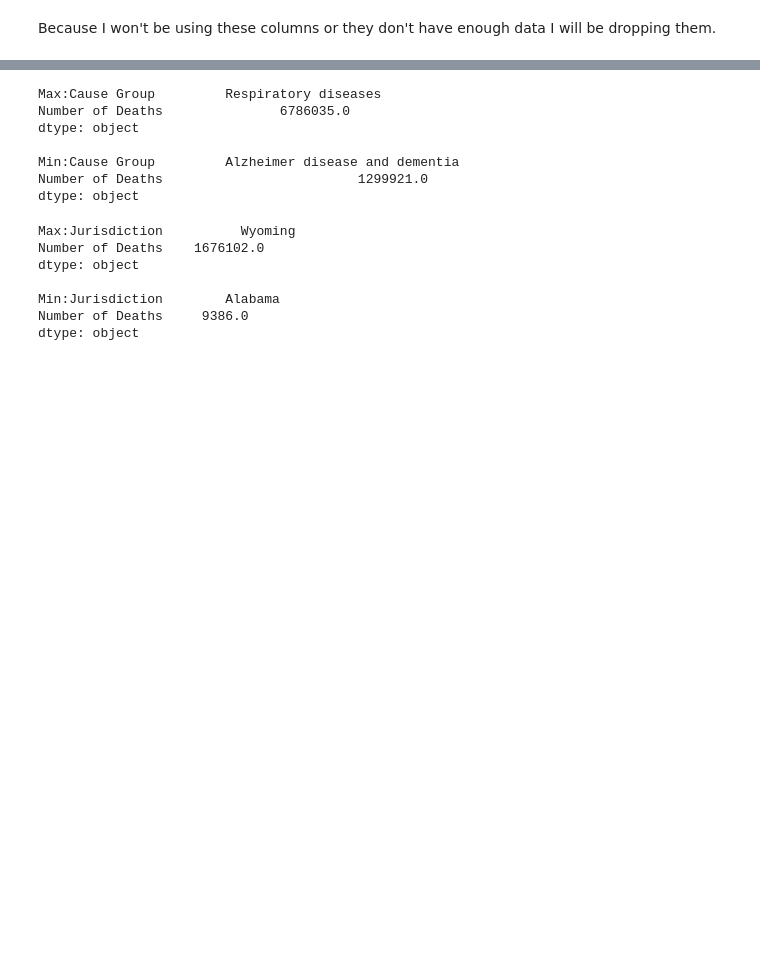
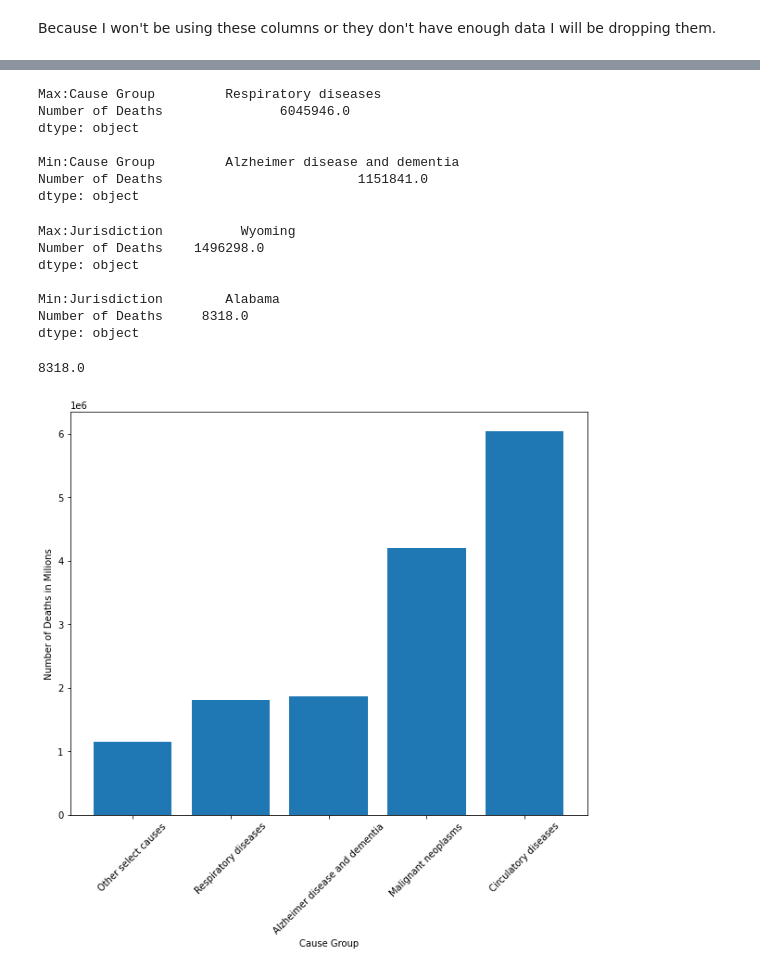
Before and after one commit to Luil0/Deaths_and_cause, a Jupyter notebook: death_causes_project/deaths_year_cause.ipynb, the cells around one changed output, grey strips where cells are left out. Drawn from its saved outputs; the diff is of its cells as text; code cells hidden in the pictures; blank space fills up the shorter version.

```diff
--- a/death_causes_project/deaths_year_cause.ipynb
+++ b/death_causes_project/deaths_year_cause.ipynb
@@ -73,6 +75,6 @@ Removing duplicates and only getting the rows that were observed or unweighted b
 # %%
 # using unweighted deaths because they are the real deaths not predicted and that would be duplicate years.
-death_cause_unweighted = deaths_cause_df[(deaths_cause_df["Type"] == "Unweighted") & (deaths_cause_df["Jurisdiction"] != "Puerto Rico") & (deaths_cause_df["Jurisdiction"] != "United States")]
+death_cause_unweighted = deaths_cause_df[(deaths_cause_df["Type"] == "Unweighted") & (deaths_cause_df["Jurisdiction"] != "Puerto Rico") & (deaths_cause_df["Jurisdiction"] != "United States") & (deaths_cause_df["Year"]!= 2022)]
 
 # making dataset into a csv so I can look at in in tableau.
 death_cause_unweighted.to_csv("deaths_and_cause_dataset.csv", index=False)
@@ -87,3 +89,5 @@ avg_deaths = f"{total_deaths/len_years:,}"
 avg_deaths
 
 deaths_each_year = death_cause_unweighted[["Year", "Number of Deaths"]].groupby("Year").sum()
+
+death_cause_unweighted
@@ -95,22 +113,50 @@ deaths_per_cause.reset_index(inplace=True)
 print(f"Max:{deaths_per_cause.max()}\n\nMin:{deaths_per_cause.min()}")
 # %% [output]
 Max:Cause Group         Respiratory diseases
-Number of Deaths               6786035.0
+Number of Deaths               6045946.0
 dtype: object
 
 Min:Cause Group         Alzheimer disease and dementia
-Number of Deaths                         1299921.0
+Number of Deaths                         1151841.0
 dtype: object
 # %%
 # number of total deaths in each state
 num_deaths_by_state = death_cause_unweighted[["Jurisdiction", "Number of Deaths"]].groupby("Jurisdiction").sum("Number of Deaths")
 num_deaths_by_state.reset_index(inplace=True)
+
+
 print(f"Max:{num_deaths_by_state.max()}\n\nMin:{num_deaths_by_state.min()}")
+num_deaths_by_state["Number of Deaths"].min()
 # %% [output]
 Max:Jurisdiction          Wyoming
-Number of Deaths    1676102.0
+Number of Deaths    1496298.0
 dtype: object
 
 Min:Jurisdiction        Alabama
-Number of Deaths     9386.0
+Number of Deaths     8318.0
 dtype: object
+8318.0
+# %%
+plt.figure(figsize=(10,8))
+
+num_deaths_sorted = deaths_per_cause.sort_values(by="Number of Deaths")
+
+
+plt.bar(range(len(num_deaths_sorted)), num_deaths_sorted["Number of Deaths"])
+
+ax = plt.subplot()
+
+ax.set_xticks(range(len(num_deaths_sorted["Cause Group"])))
+ax.set_xticklabels(num_deaths_sorted["Cause Group"])
+
+plt.xticks(rotation=45)
+
+plt.ylabel("Number of Deaths in Milions")
+plt.xlabel("Cause Group")
+
+plt.savefig("deaths_per_cause_barchart.png")
+
+plt.show()
+plt.close()
+# %% [output]
+[figure, added]
```
Also changed, not shown: parts of 7 cells of this notebook, 4 other files.
